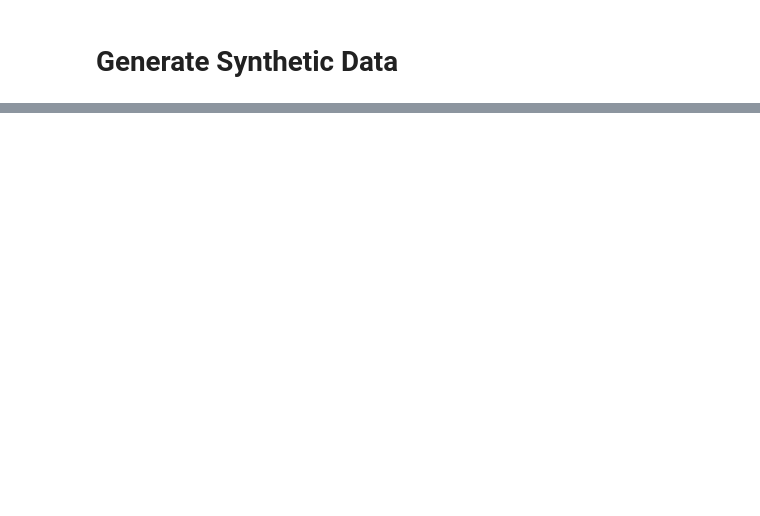
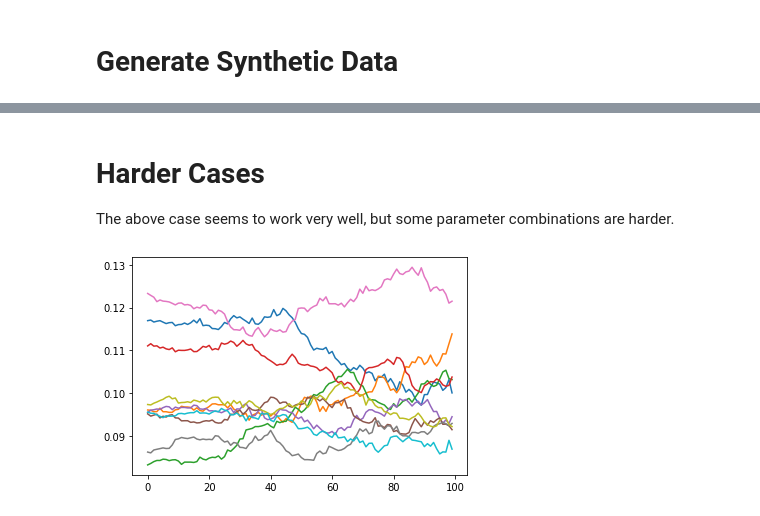
Before and after one commit to PhilChodrow/prestige_reinforcement, a Jupyter notebook: inference.ipynb, the cells around one changed output, grey strips where cells are left out. Drawn from its saved outputs; the diff is of its cells as text; code cells hidden in the pictures; blank space fills up the shorter version.

```diff
--- a/inference.ipynb
+++ b/inference.ipynb
@@ -174,0 +125,11 @@ plt.scatter(beta_hat, lambda_hat, color = 'black', facecolor = 'None')
+# %% [markdown]
+# Harder Cases
+
+The above case seems to work very well, but some parameter combinations are harder.
+# %%
+beta = 1.5
+lam = .97
+T = estimation.synthetic_time_series(n, beta, lam, n_rounds, T0)
+plot_gammas(T, lam)
+# %% [output]
+[figure, added]
```
Also changed, not shown: parts of 31 cells of this notebook, 2 other files.
